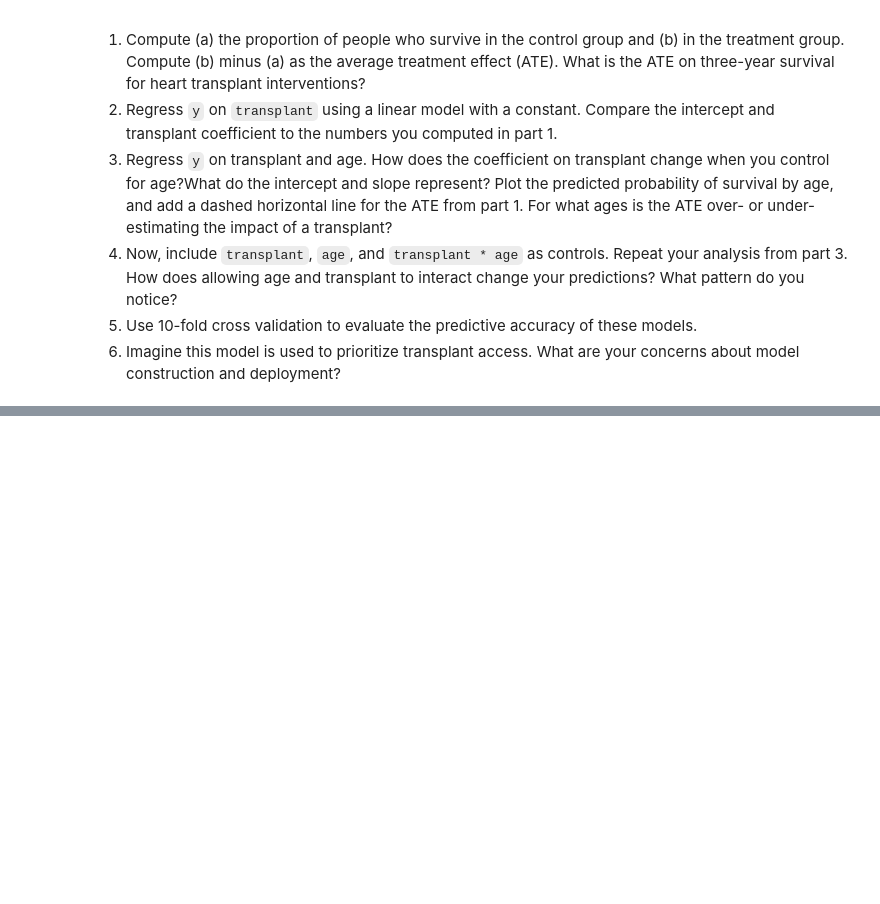
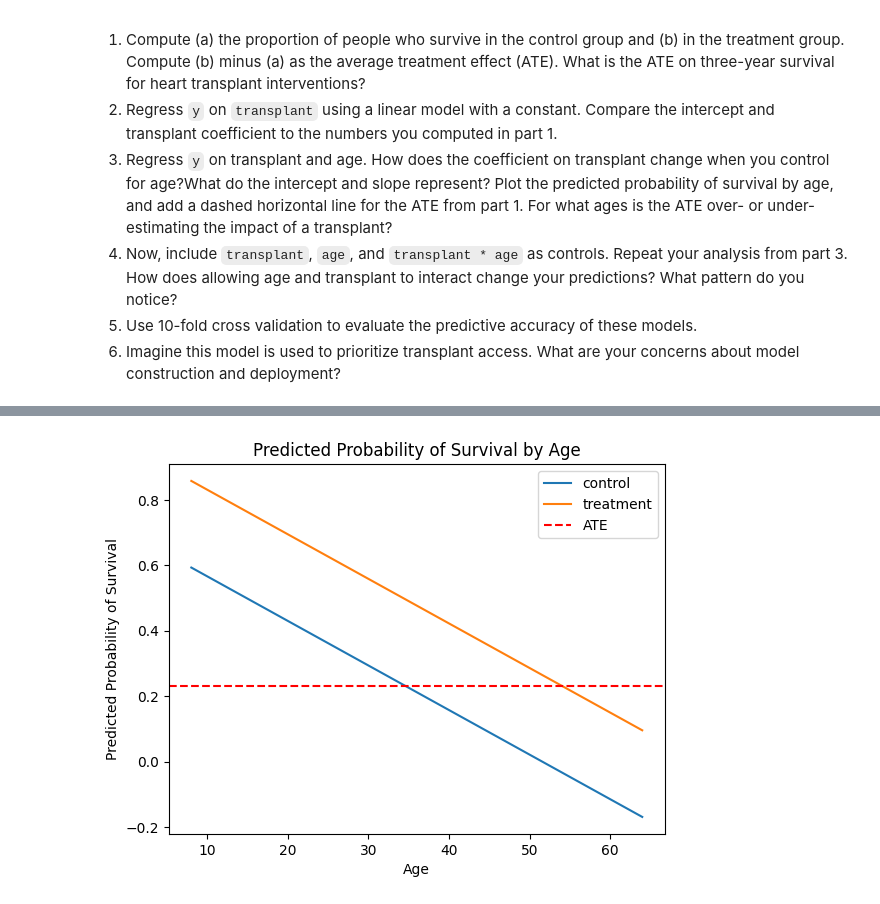
Before and after one commit to arya-rajesh-99/undergrad_ml_assignments, a Jupyter notebook: 03_assignment_linear_models.ipynb, the cells around one changed output, grey strips where cells are left out. Drawn from its saved outputs; the diff is of its cells as text; code cells hidden in the pictures; blank space fills up the shorter version.

```diff
--- a/03_assignment_linear_models.ipynb
+++ b/03_assignment_linear_models.ipynb
@@ -398,3 +373,6 @@ Since a heart transplant is a dangerous operation and even people who successful
 4. Now, include `transplant`, `age`, and `transplant * age` as controls. Repeat your analysis from part 3. How does allowing age and transplant to interact change your predictions? What pattern do you notice?
 5. Use 10-fold cross validation to evaluate the predictive accuracy of these models.
 6. Imagine this model is used to prioritize transplant access. What are your concerns about model construction and deployment?
+# %%
+heart_df = pd.read_csv('./heart_hw.csv')
+heart_df.head()
@@ -400,0 +424,16 @@ Since a heart transplant is a dangerous operation and even people who successful
+# %%
+#question 4.3
+# Regress y on transplant and age
+tdf = heart_df.loc[:, ['y', 'transplant', 'age']].dropna()
+
+y = tdf['y']
+X_num = tdf[['age']]
+X_transplant = pd.get_dummies(tdf['transplant'], dtype='int', drop_first=True)
+X = pd.concat([X_num, X_transplant], axis=1)
+model = LinearRegression()
+model.fit(X, y)
+print('Model Intercept:', model.intercept_)
+pd.DataFrame({
+    'variable': X.columns,
+    'coefficient': model.coef_
+})
@@ -400,0 +445,30 @@ Since a heart transplant is a dangerous operation and even people who successful
+# %%
+#question 4.3 (cont)
+
+# plot
+#plotting age. used framework from the linear models notes but also had to look
+# up how to use the np.linspace and np.zeroes, np.ones functions
+age_grid = pd.DataFrame({
+    'age': np.linspace(tdf['age'].min(), tdf['age'].max(), 100)
+})
+X_control = pd.concat([
+    age_grid,
+    pd.DataFrame({'treatment': np.zeros(len(age_grid), dtype='int')})
+], axis=1)
+X_treat = pd.concat([
+    age_grid,
+    pd.DataFrame({'treatment': np.ones(len(age_grid), dtype='int')})
+], axis=1)
+yhat_control = model.predict(X_control)
+yhat_treat = model.predict(X_treat)
+
+plt.plot(age_grid['age'], yhat_control, label='control')
+plt.plot(age_grid['age'], yhat_treat, label='treatment')
+plt.axhline(ATE, linestyle='--', label='ATE', color='red')
+plt.xlabel('Age')
+plt.ylabel('Predicted Probability of Survival')
+plt.title('Predicted Probability of Survival by Age')
+plt.legend()
+plt.show()
+# %% [output]
+[figure, added]
```
Also changed, not shown: parts of 24 cells of this notebook.
